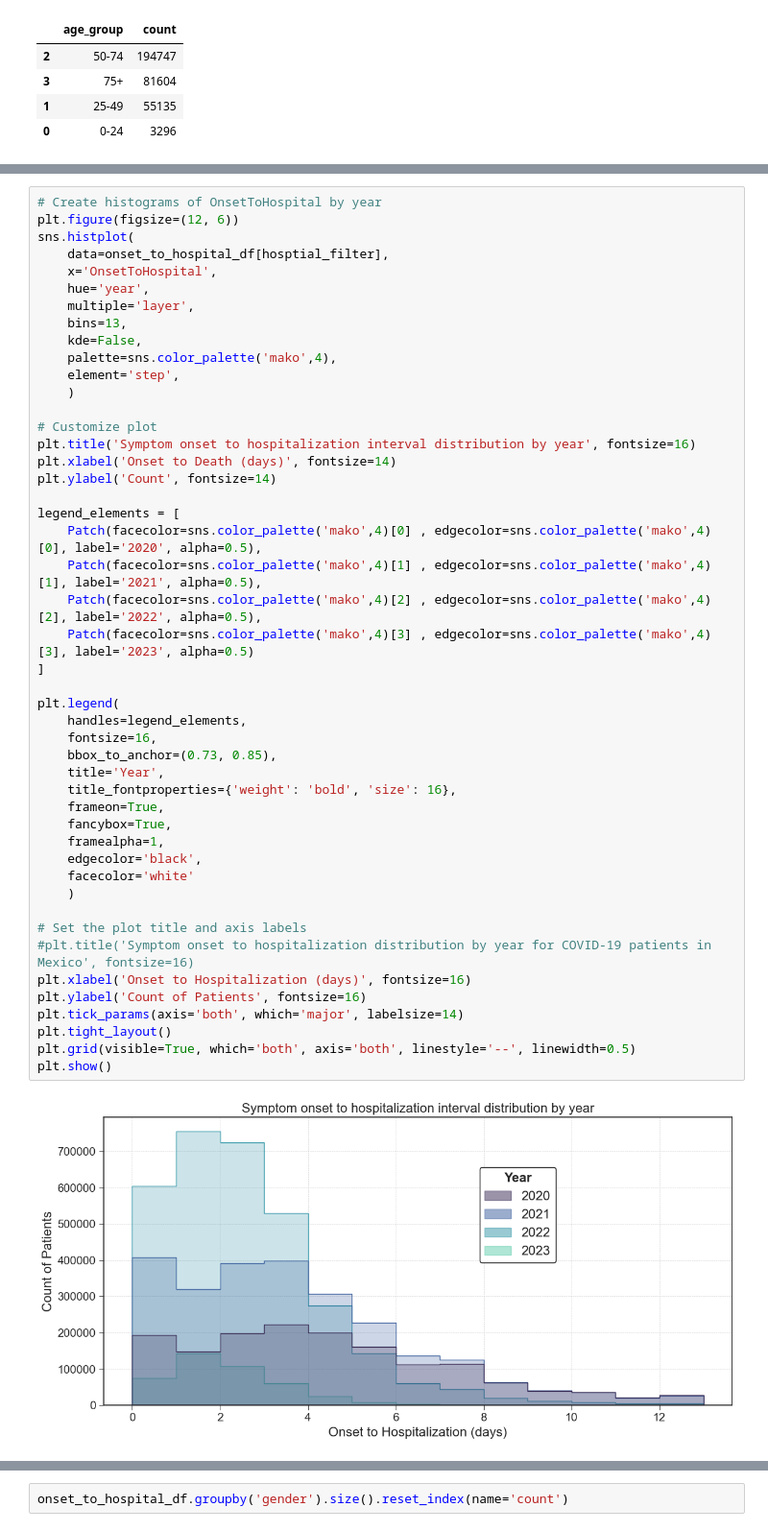
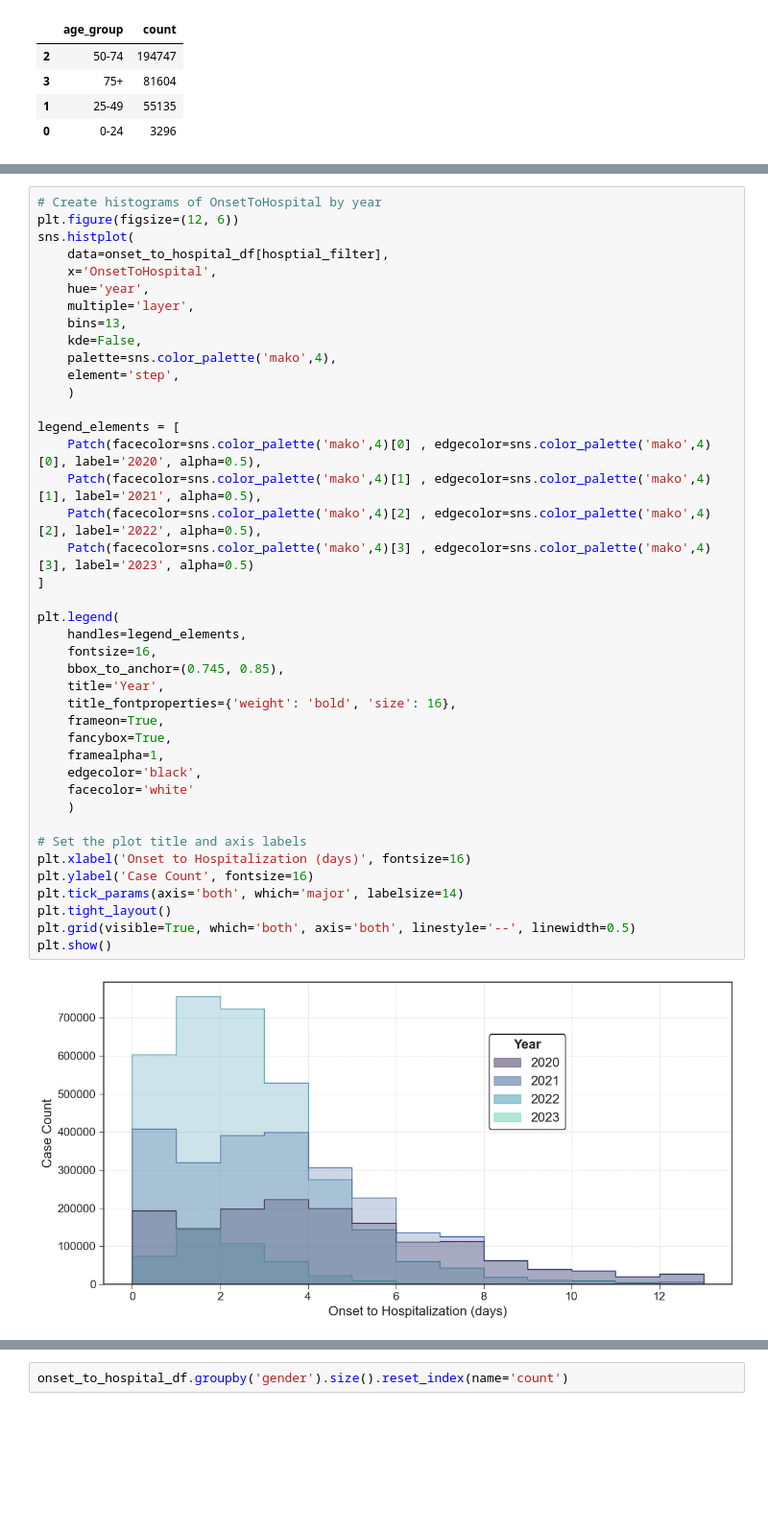
Before and after one commit to rosastreg/Undergrad_AM_Thesis, a Jupyter notebook: Notebooks/2_EDA.ipynb, the cells around one changed output, grey strips where cells are left out. Shown at 96% size. Drawn from its saved outputs; the diff is of its cells as text; blank space fills up the shorter version.

```diff
--- a/Notebooks/2_EDA.ipynb
+++ b/Notebooks/2_EDA.ipynb
@@ -948,42 +948,36 @@ sns.histplot(
     palette=sns.color_palette('mako',4),
     element='step',
     )
 
-# Customize plot
-plt.title('Symptom onset to hospitalization interval distribution by year', fontsize=16)
-plt.xlabel('Onset to Death (days)', fontsize=14)
-plt.ylabel('Count', fontsize=14)
-
 legend_elements = [
     Patch(facecolor=sns.color_palette('mako',4)[0] , edgecolor=sns.color_palette('mako',4)[0], label='2020', alpha=0.5),
     Patch(facecolor=sns.color_palette('mako',4)[1] , edgecolor=sns.color_palette('mako',4)[1], label='2021', alpha=0.5),
     Patch(facecolor=sns.color_palette('mako',4)[2] , edgecolor=sns.color_palette('mako',4)[2], label='2022', alpha=0.5),
     Patch(facecolor=sns.color_palette('mako',4)[3] , edgecolor=sns.color_palette('mako',4)[3], label='2023', alpha=0.5)
 ]
 
 plt.legend(
     handles=legend_elements,
     fontsize=16,
-    bbox_to_anchor=(0.73, 0.85),
+    bbox_to_anchor=(0.745, 0.85),
     title='Year',
     title_fontproperties={'weight': 'bold', 'size': 16},
     frameon=True,
     fancybox=True,
     framealpha=1,
     edgecolor='black',
     facecolor='white'
     )
 
 # Set the plot title and axis labels
-#plt.title('Symptom onset to hospitalization distribution by year for COVID-19 patients in Mexico', fontsize=16)
 plt.xlabel('Onset to Hospitalization (days)', fontsize=16)
-plt.ylabel('Count of Patients', fontsize=16)
+plt.ylabel('Case Count', fontsize=16)
 plt.tick_params(axis='both', which='major', labelsize=14)
 plt.tight_layout()
 plt.grid(visible=True, which='both', axis='both', linestyle='--', linewidth=0.5)
 plt.show()
 # %% [output]
-[figure, old version]
+[figure, new version]
 # %%
 # Create histograms of OnsetToHospital by gender
 plt.figure(figsize=(12, 6))
```
Also changed, not shown: parts of 13 cells of this notebook, 1 other file.
